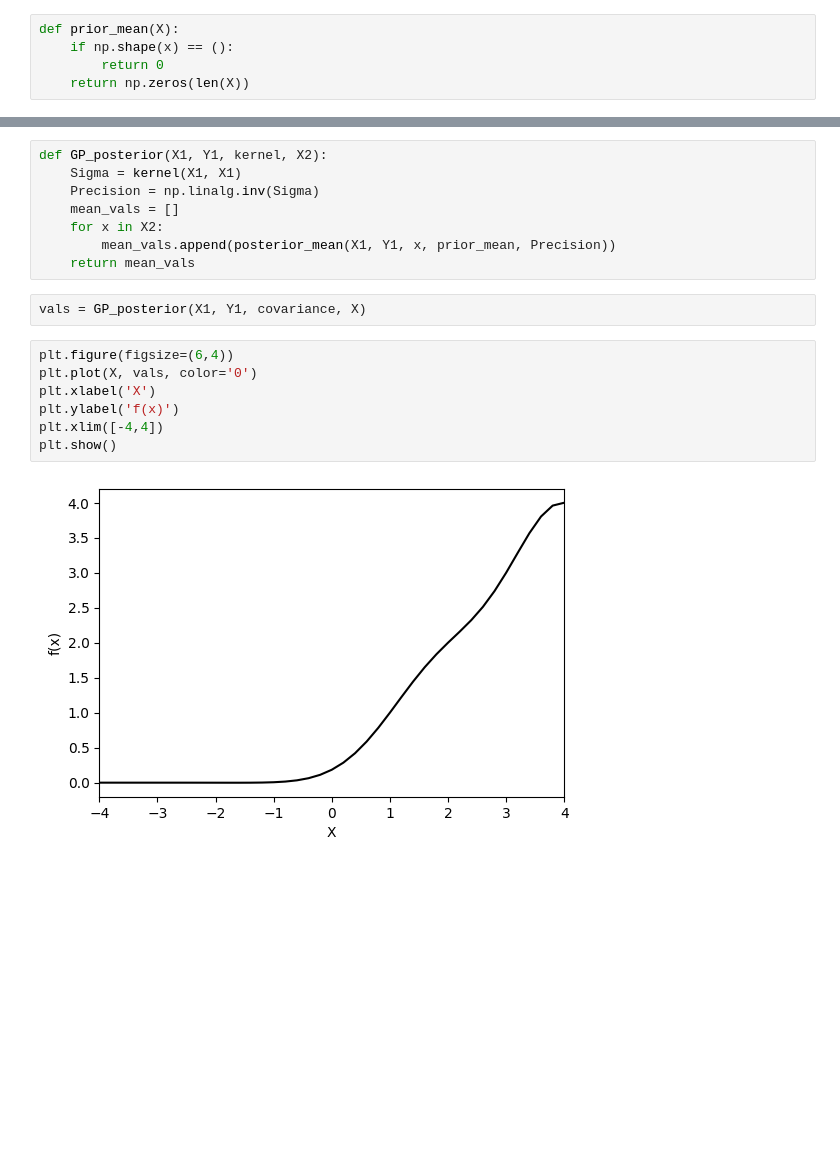
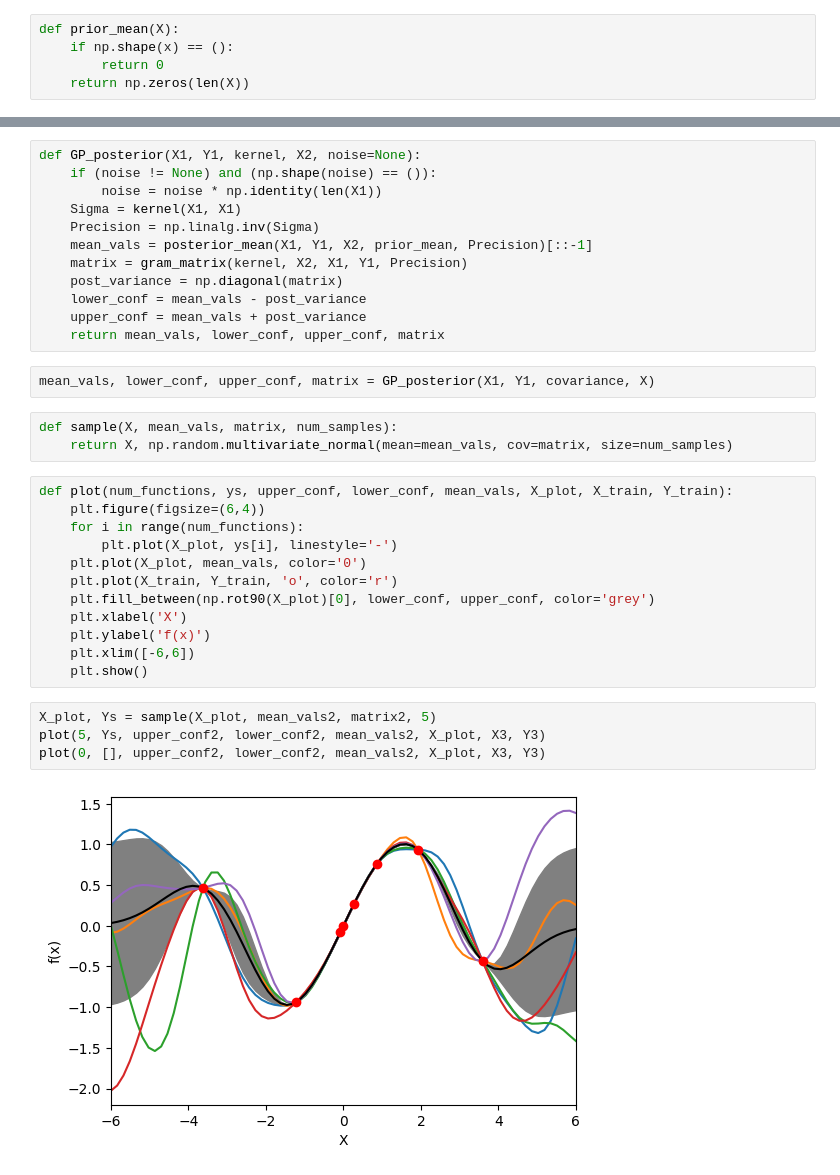
Before and after one commit to michaelmlnkv/gaussianProcesses, a Jupyter notebook: notebooks/scratch.ipynb, the cells around one changed output, grey strips where cells are left out. Saved outputs shown, nothing was run; the diff lists cells and outputs as text; blank space fills up the shorter version.

Commit message:
finished helper functions and posterior cov

```diff
--- a/notebooks/scratch.ipynb
+++ b/notebooks/scratch.ipynb
@@ -97,19 +79,35 @@ array([1.55037945])
 # %%
-def GP_posterior(X1, Y1, kernel, X2):
+def GP_posterior(X1, Y1, kernel, X2, noise=None):
+    if (noise != None) and (np.shape(noise) == ()):
+        noise = noise * np.identity(len(X1))
     Sigma = kernel(X1, X1)
     Precision = np.linalg.inv(Sigma)
-    mean_vals = []
-    for x in X2:
-        mean_vals.append(posterior_mean(X1, Y1, x, prior_mean, Precision))
-    return mean_vals
+    mean_vals = posterior_mean(X1, Y1, X2, prior_mean, Precision)[::-1]
+    matrix = gram_matrix(kernel, X2, X1, Y1, Precision)
+    post_variance = np.diagonal(matrix)
+    lower_conf = mean_vals - post_variance
+    upper_conf = mean_vals + post_variance
+    return mean_vals, lower_conf, upper_conf, matrix
 # %%
-vals = GP_posterior(X1, Y1, covariance, X)
+mean_vals, lower_conf, upper_conf, matrix = GP_posterior(X1, Y1, covariance, X)
-# %%
-plt.figure(figsize=(6,4))
-plt.plot(X, vals, color='0')
-plt.xlabel('X')
-plt.ylabel('f(x)')
-plt.xlim([-4,4])
-plt.show()
-# %% [output]
-[figure, removed]
+# %%
+def sample(X, mean_vals, matrix, num_samples):
+    return X, np.random.multivariate_normal(mean=mean_vals, cov=matrix, size=num_samples)
+# %%
+def plot(num_functions, ys, upper_conf, lower_conf, mean_vals, X_plot, X_train, Y_train):
+    plt.figure(figsize=(6,4))
+    for i in range(num_functions):
+        plt.plot(X_plot, ys[i], linestyle='-')
+    plt.plot(X_plot, mean_vals, color='0')
+    plt.plot(X_train, Y_train, 'o', color='r')
+    plt.fill_between(np.rot90(X_plot)[0], lower_conf, upper_conf, color='grey')
+    plt.xlabel('X')
+    plt.ylabel('f(x)')
+    plt.xlim([-6,6])
+    plt.show()
+# %%
+X_plot, Ys = sample(X_plot, mean_vals2, matrix2, 5)
+plot(5, Ys, upper_conf2, lower_conf2, mean_vals2, X_plot, X3, Y3)
+plot(0, [], upper_conf2, lower_conf2, mean_vals2, X_plot, X3, Y3)
+# %% [output]
+[figure, added]
```
Also changed, not shown: parts of 11 cells of this notebook.
